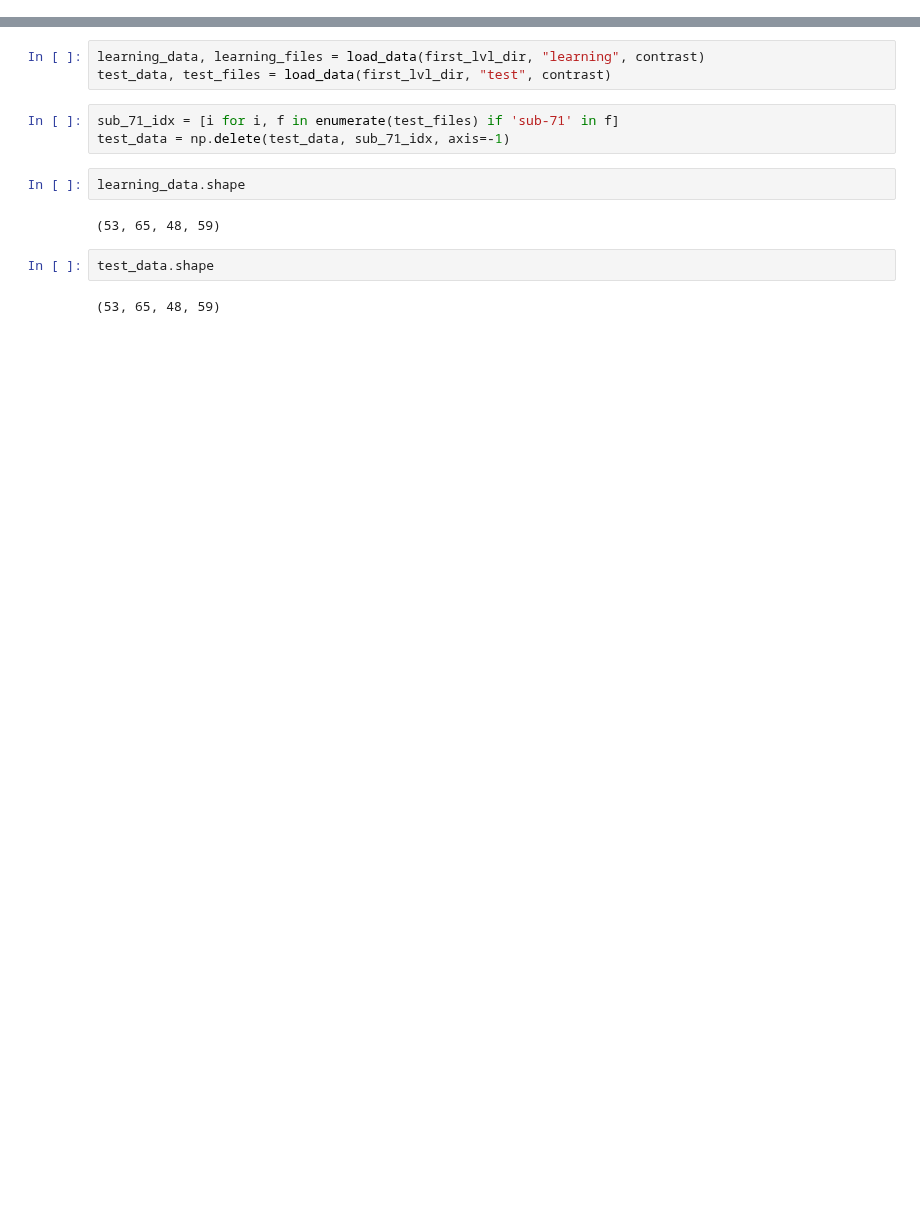
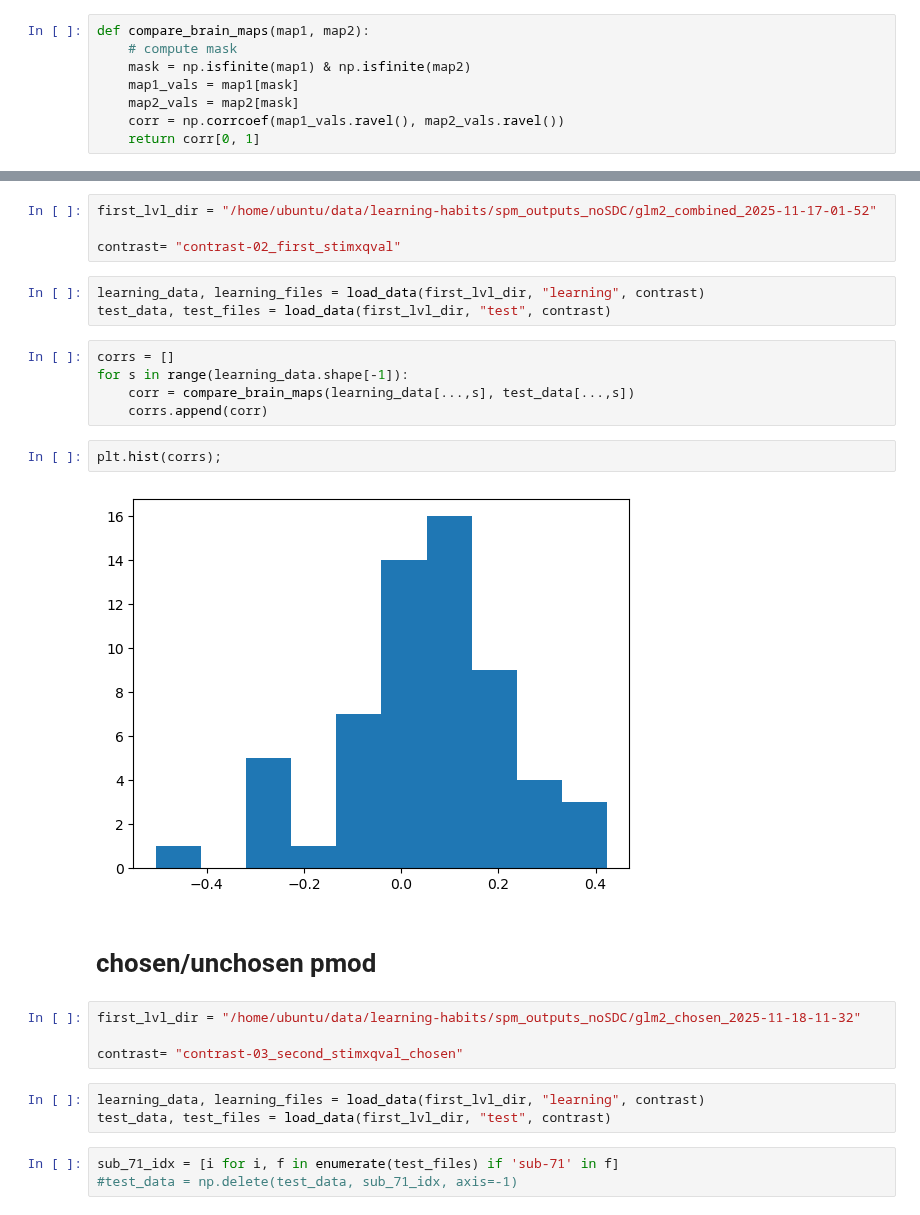
Before and after one commit to hugofluhr/learning-habits-analysis, a Jupyter notebook: notebooks/inspect_first_level.ipynb, the cells around one changed output, grey strips where cells are left out. Cells and saved outputs as stored; diff of their text form; blank space fills up the shorter version.

Commit message:
identified subjects with outlier contrasts

```diff
--- a/notebooks/inspect_first_level.ipynb
+++ b/notebooks/inspect_first_level.ipynb
@@ -68,3 +19,11 @@ def load_data(first_lvl_dir, phase, contrast):
     imgs = [load_img(f) for f in nii_files]
     data = np.stack([img.get_fdata() for img in imgs], axis=-1)
     return data, nii_files
+# %%
+def compare_brain_maps(map1, map2):
+    # compute mask
+    mask = np.isfinite(map1) & np.isfinite(map2)
+    map1_vals = map1[mask]
+    map2_vals = map2[mask]
+    corr = np.corrcoef(map1_vals.ravel(), map2_vals.ravel())
+    return corr[0, 1]
@@ -71,14 +32,28 @@ def load_data(first_lvl_dir, phase, contrast):
+# %%
+first_lvl_dir = "/home/ubuntu/data/learning-habits/spm_outputs_noSDC/glm2_combined_2025-11-17-01-52"
+
+contrast= "contrast-02_first_stimxqval"
 # %%
 learning_data, learning_files = load_data(first_lvl_dir, "learning", contrast)
 test_data, test_files = load_data(first_lvl_dir, "test", contrast)
+# %%
+corrs = []
+for s in range(learning_data.shape[-1]):
+    corr = compare_brain_maps(learning_data[...,s], test_data[...,s])
+    corrs.append(corr)
+# %%
+plt.hist(corrs);
+# %% [output]
+[figure, added]
+# %% [markdown]
+# chosen/unchosen pmod
+# %%
+first_lvl_dir = "/home/ubuntu/data/learning-habits/spm_outputs_noSDC/glm2_chosen_2025-11-18-11-32"
+
+contrast= "contrast-03_second_stimxqval_chosen"
+# %%
+learning_data, learning_files = load_data(first_lvl_dir, "learning", contrast)
+test_data, test_files = load_data(first_lvl_dir, "test", contrast)
 # %%
 sub_71_idx = [i for i, f in enumerate(test_files) if 'sub-71' in f]
-test_data = np.delete(test_data, sub_71_idx, axis=-1)
+#test_data = np.delete(test_data, sub_71_idx, axis=-1)
-# %%
-learning_data.shape
-# %% [output]
-(53, 65, 48, 59)
-# %%
-test_data.shape
-# %% [output]
-(53, 65, 48, 59)
```
Also changed, not shown: parts of 25 cells of this notebook.
